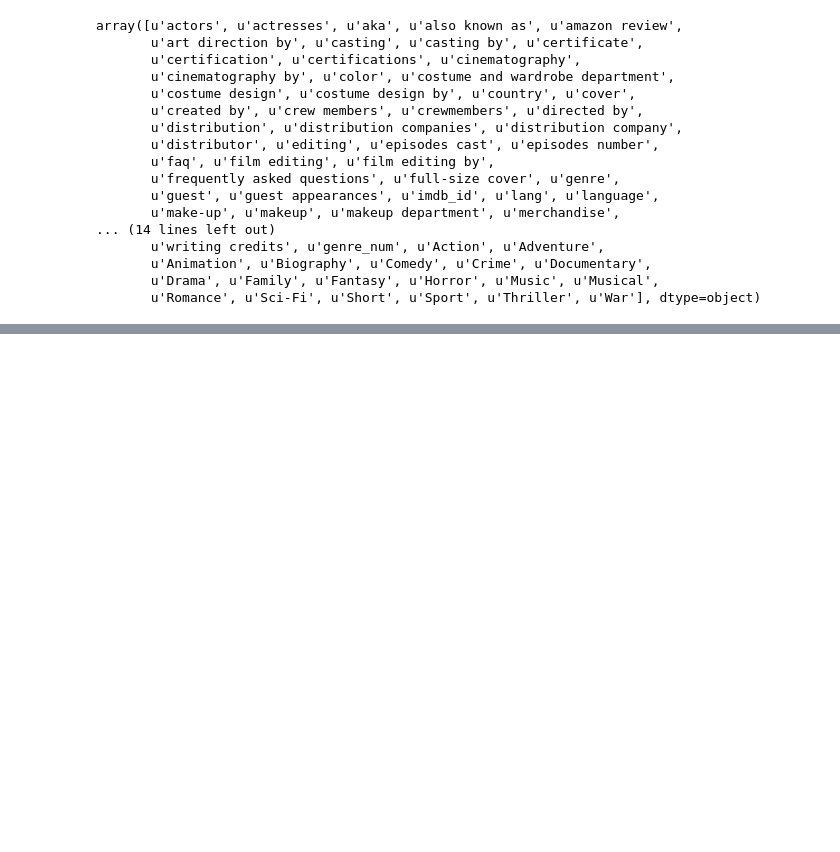
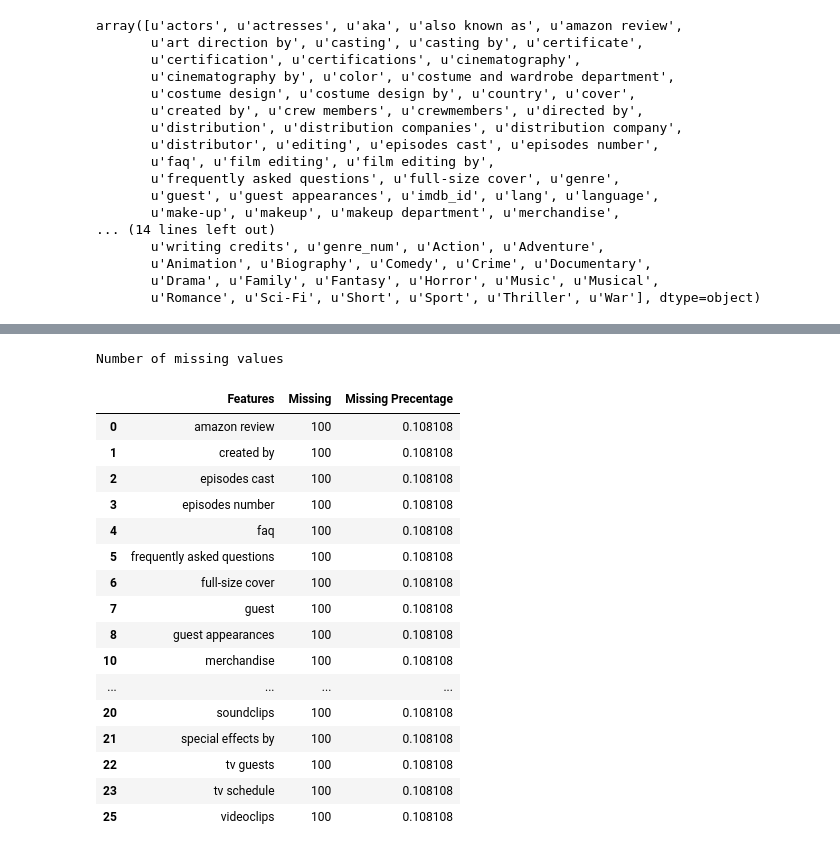
Before and after one commit to chrystalchan-academic/movie_project, a Jupyter notebook: python_notebook/Milestone1_EDA_Ai.ipynb, the cells around one changed output, grey strips where cells are left out. Saved outputs shown, nothing was run; the diff lists cells and outputs as text; code cells hidden in the pictures; blank space fills up the shorter version.

```diff
--- a/python_notebook/Milestone1_EDA_Ai.ipynb
+++ b/python_notebook/Milestone1_EDA_Ai.ipynb
@@ -364,0 +370,3 @@ array([u'actors', u'actresses', u'aka', u'also known as', u'amazon review',
+# %%
+numeric1=imdb_movies.select_dtypes(include = ['float64', 'int64'])
+numeric1.columns.values
@@ -364,0 +383,28 @@ array([u'actors', u'actresses', u'aka', u'also known as', u'amazon review',
+# %%
+n_missing=[]
+p=[]
+for col in numeric1:
+    n_missing.append(numeric1[col].isnull().values.sum())
+    p.append((numeric1[col].isnull().values.sum())/float(numeric.shape[0]))
+missing=pd.DataFrame({'Features': numeric1.columns.values, 'Missing':n_missing, 'Missing Precentage':p })
+print "Number of missing values"
+missing[missing['Missing']!=0]
+# %% [output]
+Number of missing values
+|  | Features | Missing | Missing Precentage |
+| 0 | amazon review | 100 | 0.108108 |
+| 1 | created by | 100 | 0.108108 |
+| 2 | episodes cast | 100 | 0.108108 |
+| 3 | episodes number | 100 | 0.108108 |
+| 4 | faq | 100 | 0.108108 |
+| 5 | frequently asked questions | 100 | 0.108108 |
+| 6 | full-size cover | 100 | 0.108108 |
+| 7 | guest | 100 | 0.108108 |
+| 8 | guest appearances | 100 | 0.108108 |
+| 10 | merchandise | 100 | 0.108108 |
+| ... | ... | ... | ... |
+| 20 | soundclips | 100 | 0.108108 |
+| 21 | special effects by | 100 | 0.108108 |
+| 22 | tv guests | 100 | 0.108108 |
+| 23 | tv schedule | 100 | 0.108108 |
+| 25 | videoclips | 100 | 0.108108 |
```
Also changed, not shown: parts of 11 cells of this notebook.
